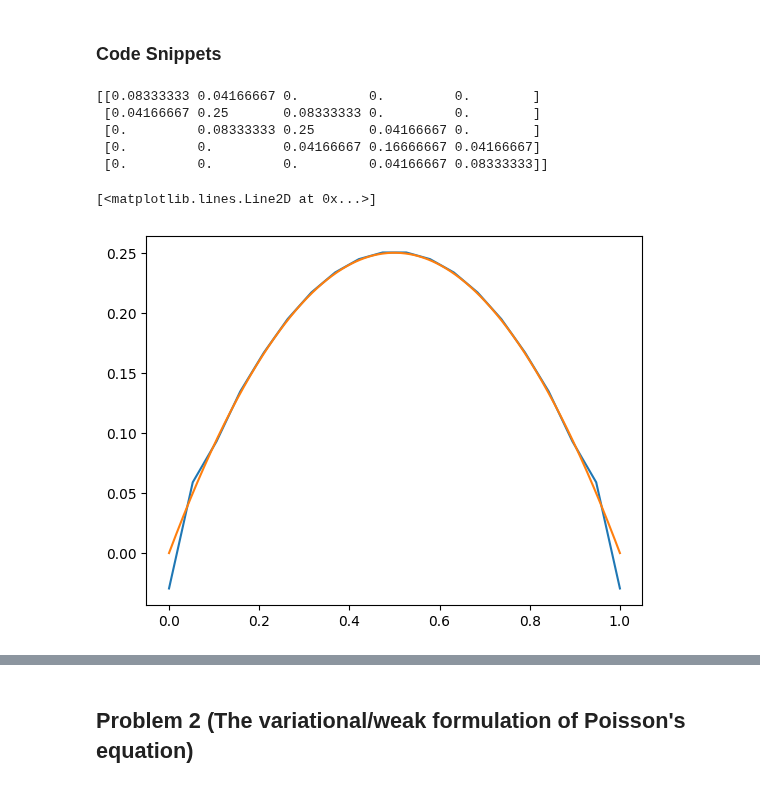
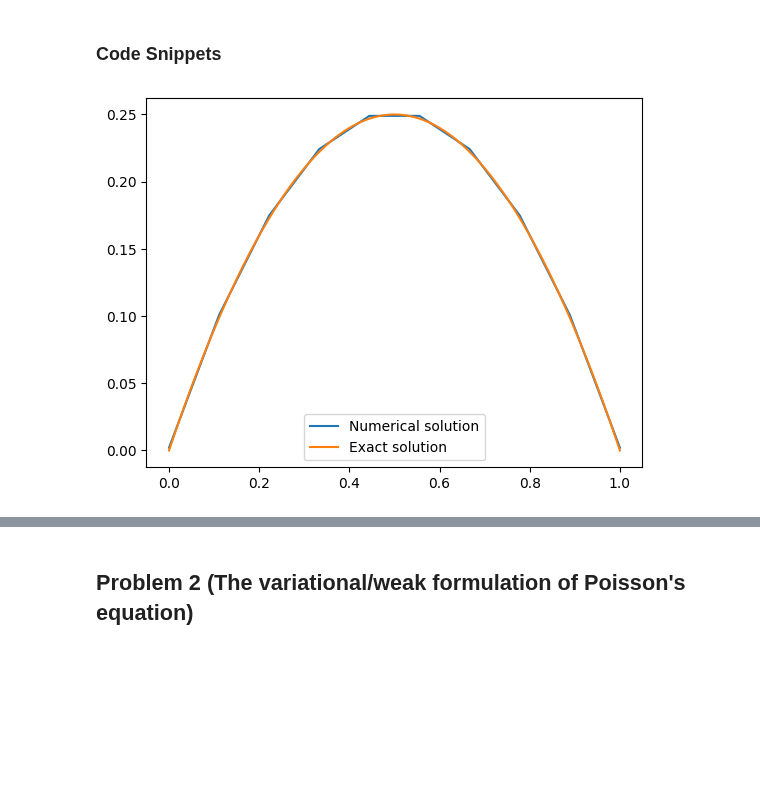
Before and after one commit to todj107/NumPDE, a Jupyter notebook: lab_03_felix.ipynb, the cells around one changed output, grey strips where cells are left out. Saved outputs shown, nothing was run; the diff lists cells and outputs as text; code cells hidden in the pictures; blank space fills up the shorter version.

```diff
--- a/lab_03_felix.ipynb
+++ b/lab_03_felix.ipynb
@@ -84,27 +101,6 @@ def AssembleMassMatrix1D(x):
         M[i+1,i] += M_loc[1,0]
         M[i+1,i+1] += M_loc[1,1]
     return M
-# %%
-##TEST CELL######
-
-# Array and stuff
-import numpy as np
-# Linear algebra solvers from scipy
-import scipy.linalg as la
-# Basic plotting routines from the matplotlib library
-import matplotlib.pyplot as plt
-# We also need access to the colormaps for 3D plotting
-from matplotlib import cm
-
-x = np.array([0, 1, 3, 4, 5])
-M = AssembleMassMatrix1D(x)
-print(M)
-# %% [output]
-[[0.08333333 0.04166667 0.         0.         0.        ]
- [0.04166667 0.25       0.08333333 0.         0.        ]
- [0.         0.08333333 0.25       0.04166667 0.        ]
- [0.         0.         0.04166667 0.16666667 0.04166667]
- [0.         0.         0.         0.04166667 0.08333333]]
 # %%
 def AssembleLoadVector1D(x, f, quad):
     # Number of intervals
@@ -135,20 +131,21 @@ def AssembleLoadVector1D(x, f, quad):
 
     return b
 # %%
-#Task 1b) (behöver ej dokumenteras)
+#Task 1b) Can be ignored since no need for documentation
 
 f = lambda x : x*(1 - x)
 N = 20
-x = np.linspace(0,1,N)
+x = np.linspace(0,1,10)
 x_anal = np.linspace(0,1,999)
 M = AssembleMassMatrix1D(x)
-b = AssembleLoadVector1D(x,f,'t')
-eps = la.solve(M,b)
+b = AssembleLoadVector1D(x,f,'s')
+u = la.solve(M,b)
 #print(eps)
-plt.plot(x,eps)
+plt.plot(x,u)
 plt.plot(x_anal,f(x_anal))
+plt.legend(["Numerical solution","Exact solution"])
+plt.show()
 # %% [output]
-[<matplotlib.lines.Line2D at 0x...>]
-[figure, old version]
+[figure, new version]
 # %%
 def ComputeErrorL2(x,Pf,f):
```
Also changed, not shown: parts of 5 cells of this notebook.
